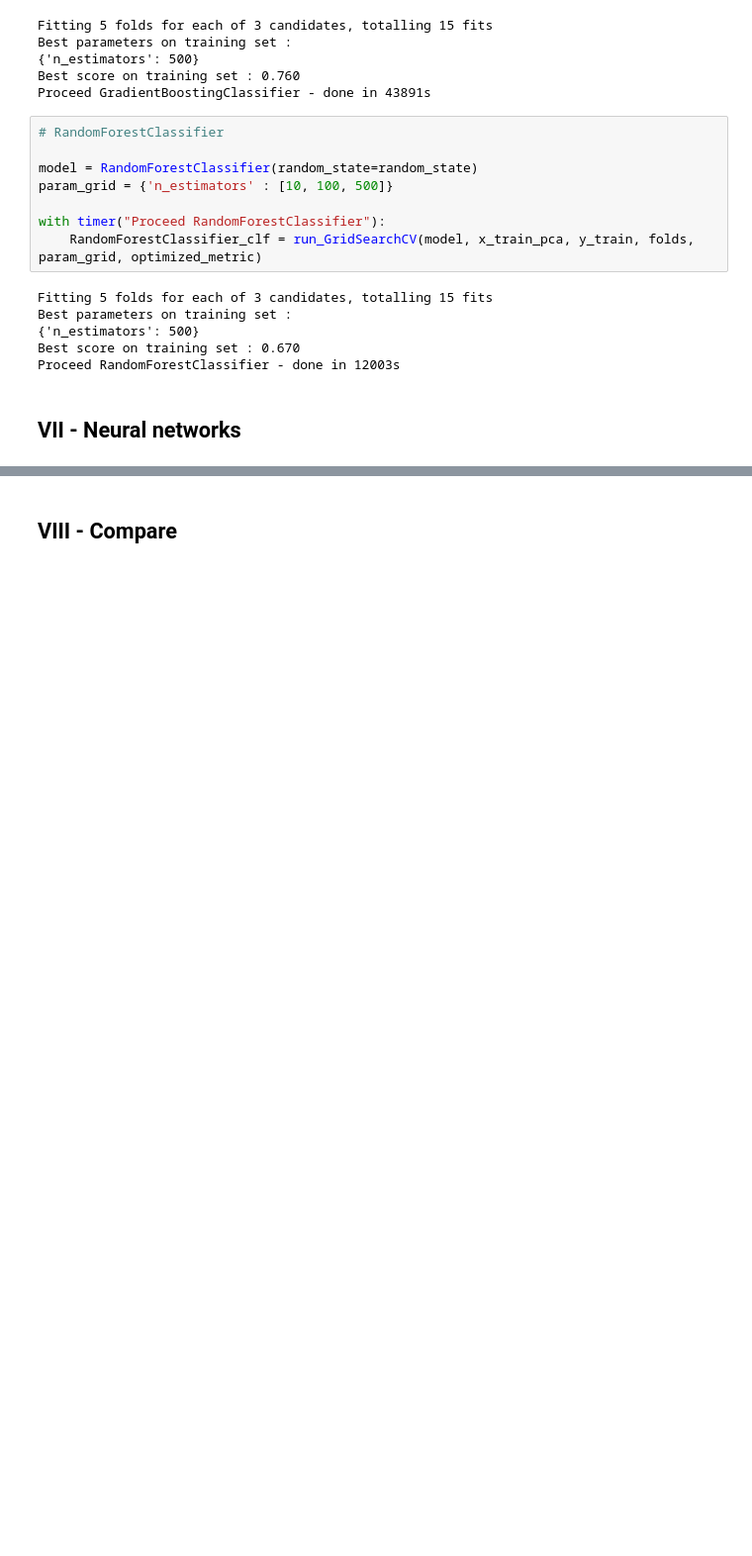
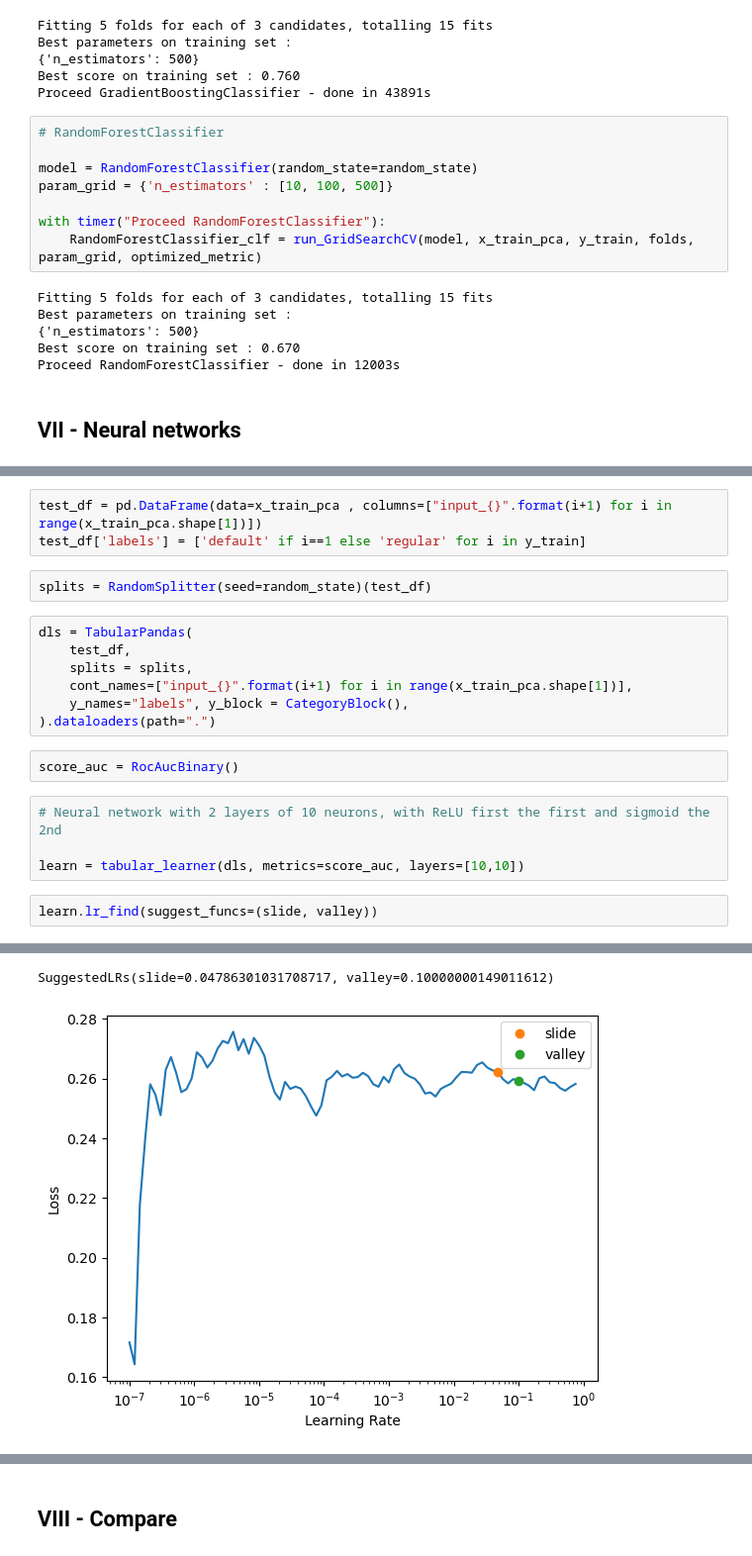
Before and after one commit to RobinPbt/P7-Openclassrooms, a Jupyter notebook: P7_modeling.ipynb, the cells around one changed output, grey strips where cells are left out. Shown: that part at 99% size. Saved outputs shown, nothing was run; the diff lists cells and outputs as text; blank space fills up the shorter version.

```diff
--- a/P7_modeling.ipynb
+++ b/P7_modeling.ipynb
@@ -427,0 +511,21 @@ Proceed RandomForestClassifier - done in 12003s
+# %%
+test_df = pd.DataFrame(data=x_train_pca , columns=["input_{}".format(i+1) for i in range(x_train_pca.shape[1])])
+test_df['labels'] = ['default' if i==1 else 'regular' for i in y_train]
+# %%
+splits = RandomSplitter(seed=random_state)(test_df)
+# %%
+dls = TabularPandas(
+    test_df,
+    splits = splits,
+    cont_names=["input_{}".format(i+1) for i in range(x_train_pca.shape[1])],
+    y_names="labels", y_block = CategoryBlock(),
+).dataloaders(path=".")
+# %%
+score_auc = RocAucBinary()
+# %%
+# Neural network with 2 layers of 10 neurons, with ReLU first the first and sigmoid the 2nd
+
+learn = tabular_learner(dls, metrics=score_auc, layers=[10,10])
+# %%
+learn.lr_find(suggest_funcs=(slide, valley))
+# %% [output]
@@ -427,0 +533,2 @@ Proceed RandomForestClassifier - done in 12003s
+SuggestedLRs(slide=0.04786301031708717, valley=0.10000000149011612)
+[figure, added]
```
Also changed, not shown: parts of 26 cells of this notebook, 1 other file.
